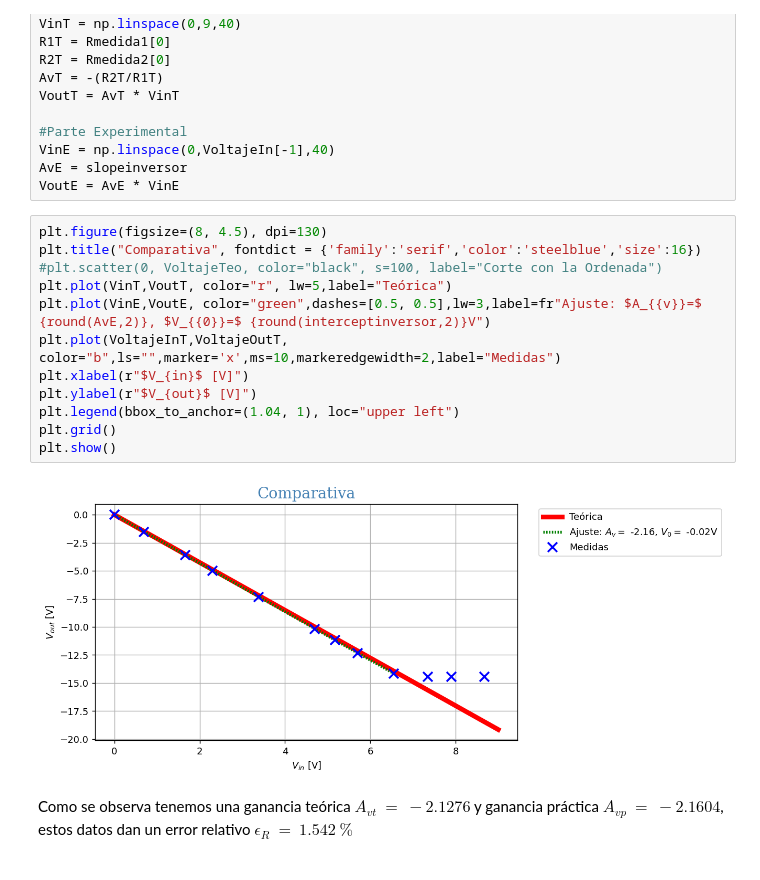
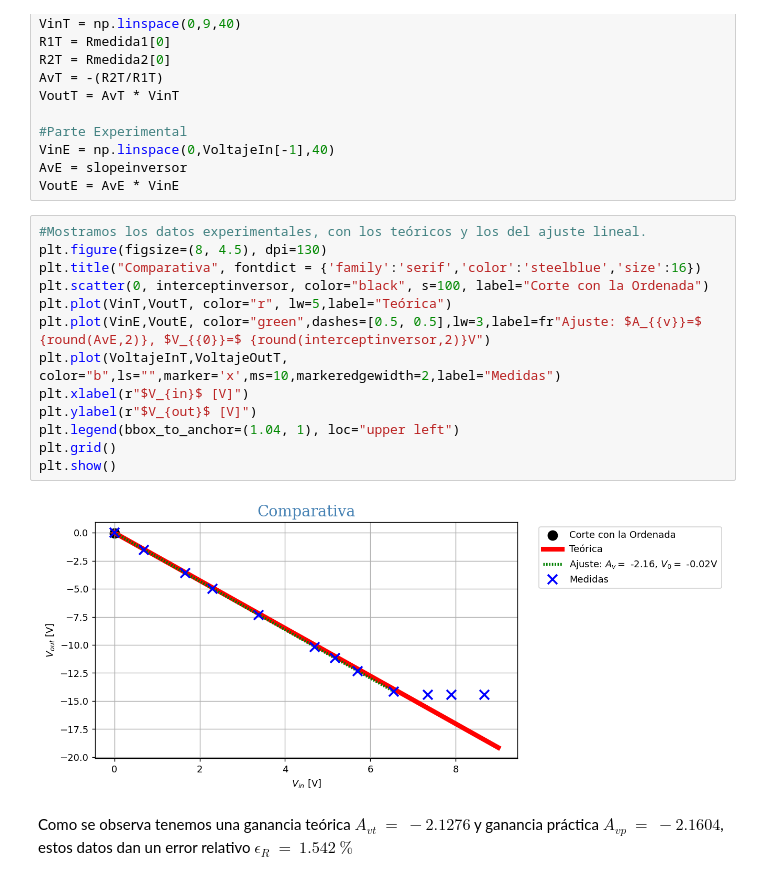
Before and after one commit to WetZap/Practicas-Circuitos, a Jupyter notebook: Practicas/Sesion 2/SegundaSesion.ipynb, the cells around one changed output. Saved outputs shown, nothing was run; the diff lists cells and outputs as text.

```diff
--- a/Practicas/Sesion 2/SegundaSesion.ipynb
+++ b/Practicas/Sesion 2/SegundaSesion.ipynb
@@ -133,19 +135,20 @@ VinE = np.linspace(0,VoltajeIn[-1],40)
 AvE = slopeinversor
 VoutE = AvE * VinE
 # %%
+#Mostramos los datos experimentales, con los teóricos y los del ajuste lineal.
 plt.figure(figsize=(8, 4.5), dpi=130)
 plt.title("Comparativa", fontdict = {'family':'serif','color':'steelblue','size':16})
-#plt.scatter(0, VoltajeTeo, color="black", s=100, label="Corte con la Ordenada")
+plt.scatter(0, interceptinversor, color="black", s=100, label="Corte con la Ordenada")
 plt.plot(VinT,VoutT, color="r", lw=5,label="Teórica")
 plt.plot(VinE,VoutE, color="green",dashes=[0.5, 0.5],lw=3,label=fr"Ajuste: $A_{{v}}=$ {round(AvE,2)}, $V_{{0}}=$ {round(interceptinversor,2)}V")
 plt.plot(VoltajeInT,VoltajeOutT, color="b",ls="",marker='x',ms=10,markeredgewidth=2,label="Medidas")
 plt.xlabel(r"$V_{in}$ [V]")
 plt.ylabel(r"$V_{out}$ [V]")
 plt.legend(bbox_to_anchor=(1.04, 1), loc="upper left")
 plt.grid()
 plt.show()
 # %% [output]
-[figure, old version]
+[figure, new version]
 # %% [markdown]
 Como se observa tenemos una ganancia teórica $A_{vt}\ =\ -2.1276$ y ganancia práctica $A_{vp}\ =\ -2.1604$, estos datos dan un error relativo $\epsilon_{R}\ =\ 1.542\ \%$
 # %% [markdown]
```
Also changed, not shown: parts of 8 cells of this notebook.
